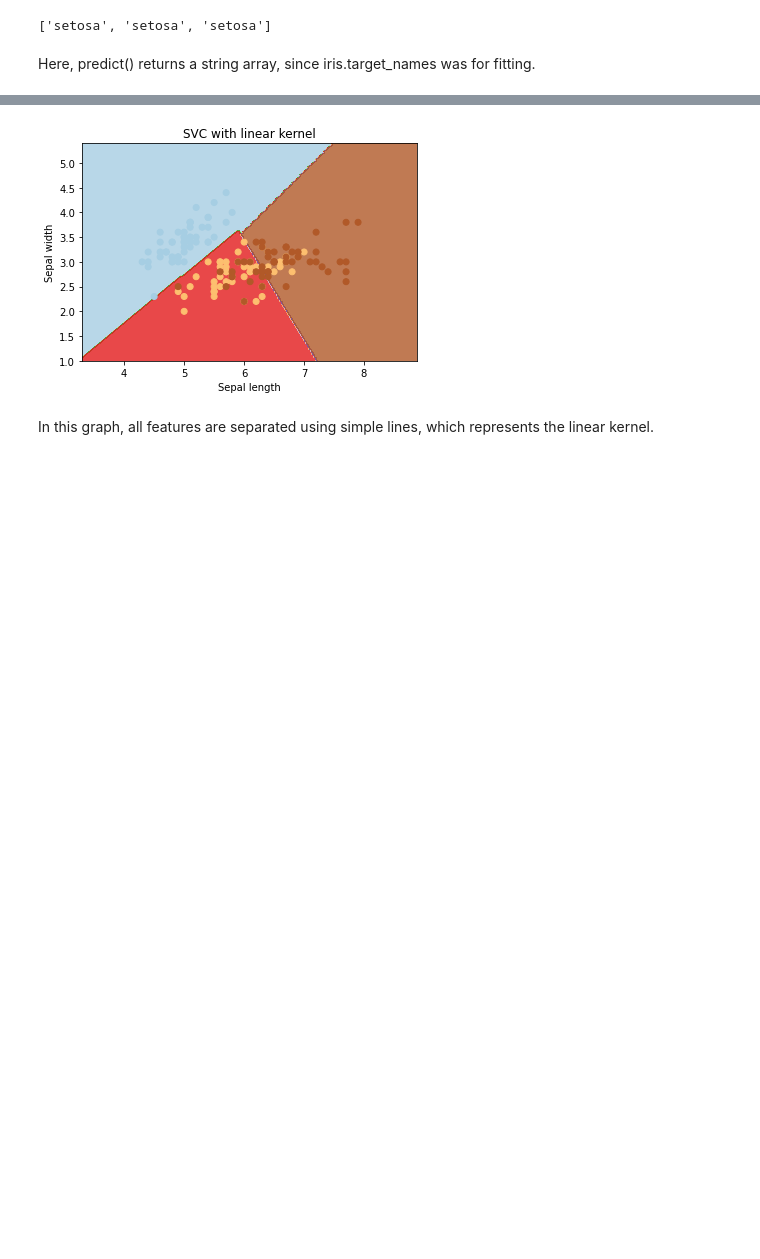
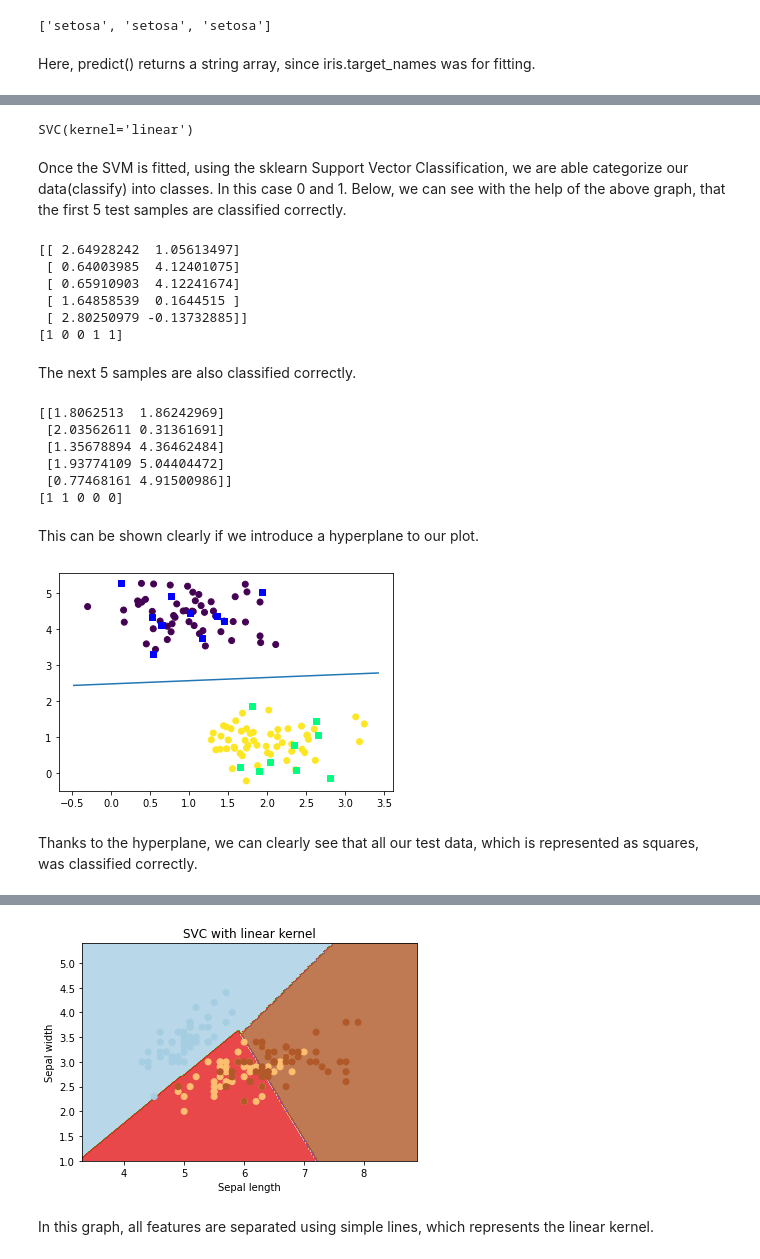
Before and after one commit to antongolubev12/emergingTech, a Jupyter notebook: scikit-learn.ipynb, the cells around one changed output, grey strips where cells are left out. Saved outputs shown, nothing was run; the diff lists cells and outputs as text; code cells hidden in the pictures; blank space fills up the shorter version.

```diff
--- a/scikit-learn.ipynb
+++ b/scikit-learn.ipynb
@@ -132,0 +179,62 @@ The main advantage of using a linear kernel is that the training process is fast
+# %%
+#linear kernel because data is linearly separable
+svc = SVC(kernel='linear')
+#train estimator with training data
+svc.fit(train_X,train_y)
+# %% [output]
+SVC(kernel='linear')
+# %% [markdown]
+Once the SVM is fitted, using the sklearn Support Vector Classification, we are able categorize our data(classify) into classes. In this case 0 and 1. Below, we can see with the help of the above graph, that the first 5 test samples are classified correctly.
+# %%
+print(test_X[:5])
+print(svc.predict(test_X[:5]))
+# %% [output]
+[[ 2.64928242  1.05613497]
+ [ 0.64003985  4.12401075]
+ [ 0.65910903  4.12241674]
+ [ 1.64858539  0.1644515 ]
+ [ 2.80250979 -0.13732885]]
+[1 0 0 1 1]
+# %% [markdown]
+The next 5 samples are also classified correctly.
+# %%
+print(test_X[5:10])
+print(svc.predict(test_X[5:10]))
+# %% [output]
+[[1.8062513  1.86242969]
+ [2.03562611 0.31361691]
+ [1.35678894 4.36462484]
+ [1.93774109 5.04404472]
+ [0.77468161 4.91500986]]
+[1 1 0 0 0]
+# %% [markdown]
+This can be shown clearly if we introduce a hyperplane to our plot.
+# %%
+plt.scatter(train_X[:,0], train_X[:,1],c=train_y)
+
+#get the axes
+ax=plt.gca()
+#range of x values
+xlim= ax.get_xlim()
+
+#add another scatter plot using the test set. Mark this plot using squares(marker='s')
+ax.scatter(test_X[:,0], test_X[:,1],c=test_y, cmap='winter', marker='s')
+
+#Weights assigned to the features
+w=svc.coef_[0]
+
+#slope of line
+a=-w[0]/w[1]
+
+#range of x values for the hyperplane
+xx=np.linspace(xlim[0],xlim[1])
+
+#equation of the line
+#slope * all the x values - the intercept
+yy=a * xx-(svc.intercept_[0]/w[1])
+plt.plot(xx,yy)
+plt.show()
+# %% [output]
+[figure, added]
+# %% [markdown]
+Thanks to the hyperplane, we can clearly see that all our test data, which is represented as squares, was classified correctly.
```
Also changed, not shown: parts of 9 cells of this notebook.
